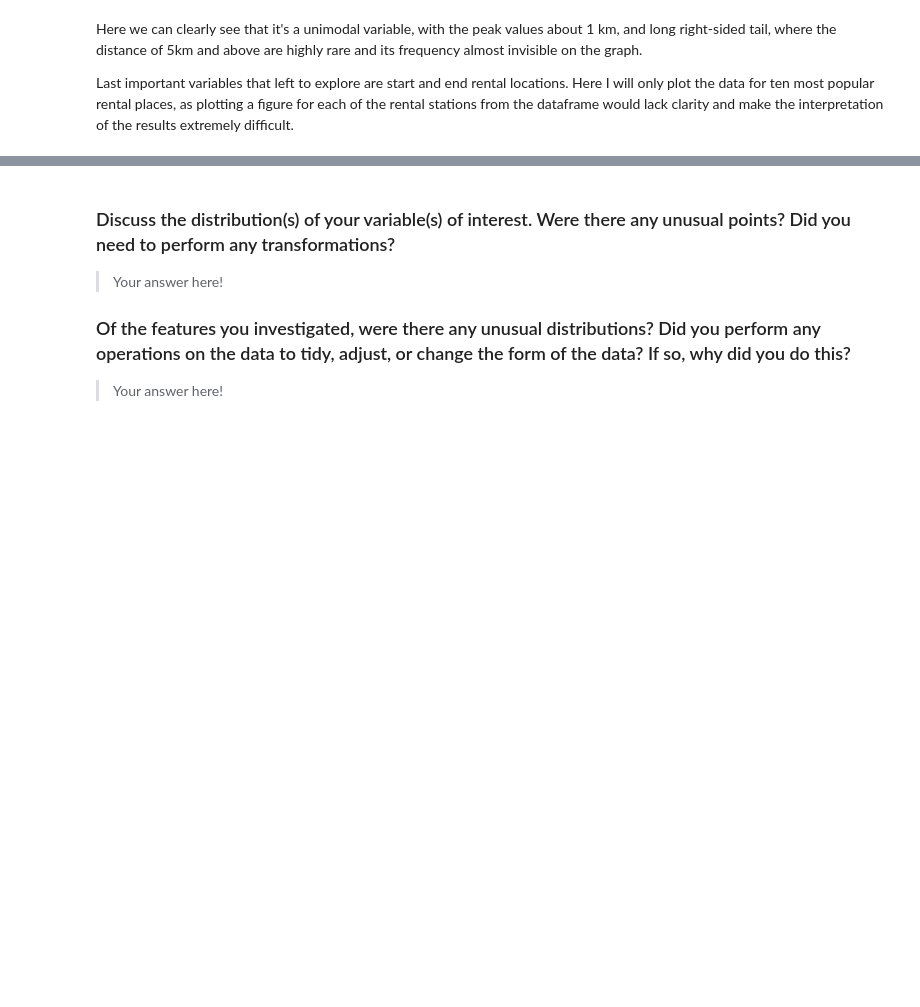
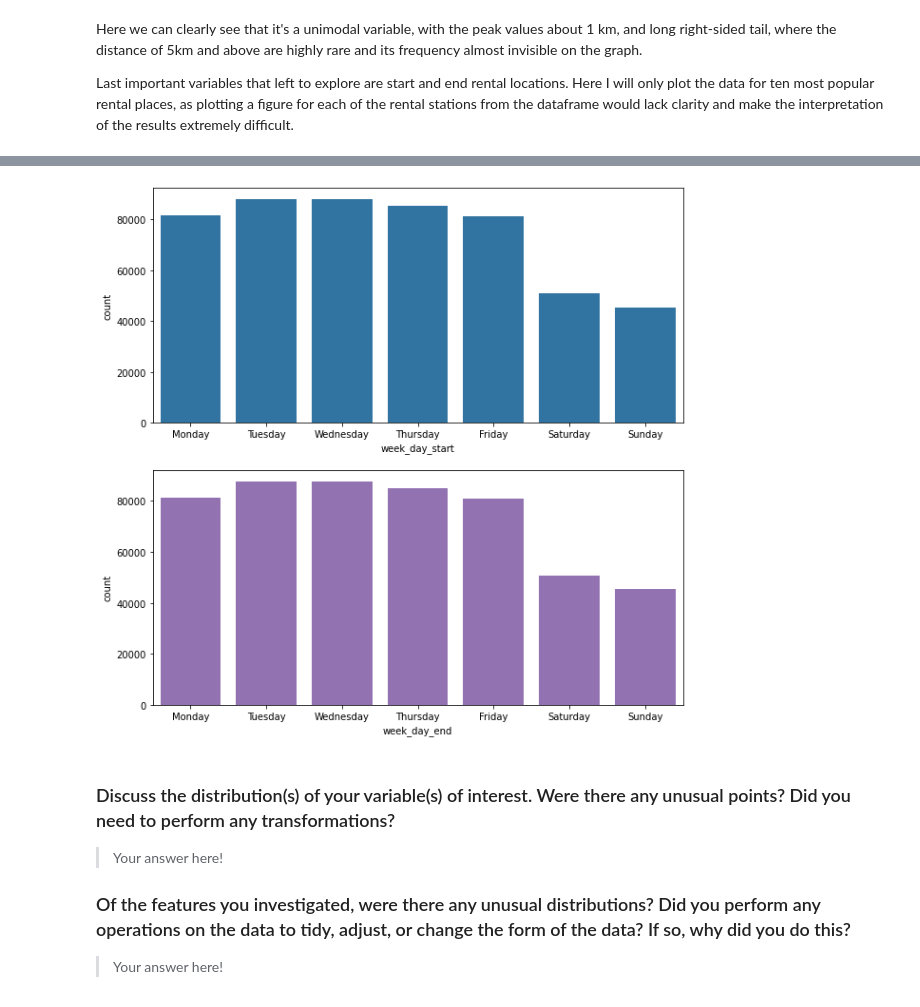
Before and after one commit to maggiekiraga/udacity-data-visualizations, a Jupyter notebook: exploratory_data_visualizations.ipynb, the cells around one changed output, grey strips where cells are left out. Cells and saved outputs as stored; diff of their text form; code cells hidden in the pictures; blank space fills up the shorter version.

```diff
--- a/exploratory_data_visualizations.ipynb
+++ b/exploratory_data_visualizations.ipynb
@@ -233,0 +301,5 @@ plt.show()
+# %%
+week_days = ['Monday', 'Tuesday', 'Wednesday', 'Thursday', 'Friday', 'Saturday', 'Sunday']
+trip_data['week_day_start'] = trip_data.apply(lambda row: week_days[row["start_time"].weekday()], axis=1)
+trip_data['week_day_end'] = trip_data.apply(lambda row: week_days[row["end_time"].weekday()], axis=1)
+trip_data.head()
@@ -234,3 +313,14 @@ plt.show()
+# %%
+plt.figure(figsize=(10,10))
+
+plt.subplot(2,1,1)
+sb.countplot(data = trip_data, x='week_day_start', color=sb.color_palette()[0], order=week_days)
+
+plt.subplot(2,1,2)
+sb.countplot(data = trip_data, x='week_day_end', color=sb.color_palette()[4], order=week_days)
+plt.show()
+# %% [output]
+[figure, added]
 # %% [markdown]
 ### Discuss the distribution(s) of your variable(s) of interest. Were there any unusual points? Did you need to perform any transformations?
 
```
Also changed, not shown: parts of 14 cells of this notebook.
